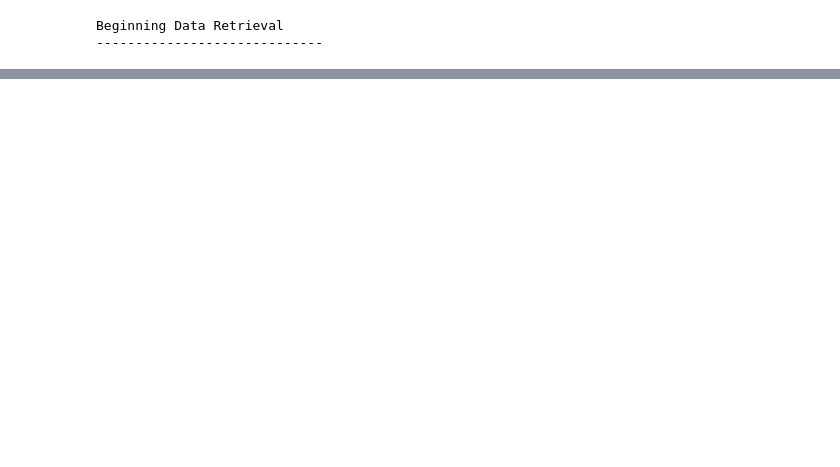
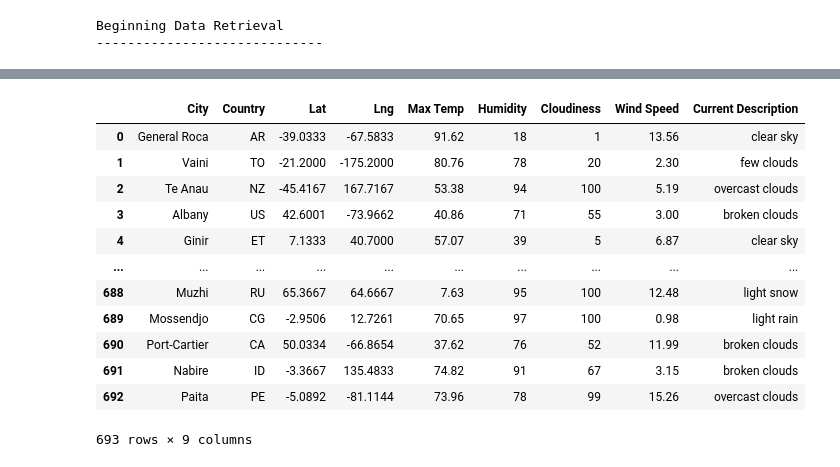
Before and after one commit to victoriaguille/WeatherPy, a Jupyter notebook: Weather_Database/Weather_Database.ipynb, the cells around one changed output, grey strips where cells are left out. Saved outputs shown, nothing was run; the diff lists cells and outputs as text; code cells hidden in the pictures; blank space fills up the shorter version.

```diff
--- a/Weather_Database/Weather_Database.ipynb
+++ b/Weather_Database/Weather_Database.ipynb
@@ -110,0 +136,21 @@ city_data_df.head()
+# %%
+#reorder the columns
+new_column_order = ["City", "Country", "Lat", "Lng", "Max Temp", "Humidity", "Cloudiness", "Wind Speed", "Current Description"]
+
+correct_city_data = city_data_df[new_column_order]
+
+correct_city_data
+# %% [output]
+|  | City | Country | Lat | Lng | Max Temp | Humidity | Cloudiness | Wind Speed | Current Description |
+| 0 | General Roca | AR | -39.0333 | -67.5833 | 91.62 | 18 | 1 | 13.56 | clear sky |
+| 1 | Vaini | TO | -21.2000 | -175.2000 | 80.76 | 78 | 20 | 2.30 | few clouds |
+| 2 | Te Anau | NZ | -45.4167 | 167.7167 | 53.38 | 94 | 100 | 5.19 | overcast clouds |
+| 3 | Albany | US | 42.6001 | -73.9662 | 40.86 | 71 | 55 | 3.00 | broken clouds |
+| 4 | Ginir | ET | 7.1333 | 40.7000 | 57.07 | 39 | 5 | 6.87 | clear sky |
+| ... | ... | ... | ... | ... | ... | ... | ... | ... | ... |
+| 688 | Muzhi | RU | 65.3667 | 64.6667 | 7.63 | 95 | 100 | 12.48 | light snow |
+| 689 | Mossendjo | CG | -2.9506 | 12.7261 | 70.65 | 97 | 100 | 0.98 | light rain |
+| 690 | Port-Cartier | CA | 50.0334 | -66.8654 | 37.62 | 76 | 52 | 11.99 | broken clouds |
+| 691 | Nabire | ID | -3.3667 | 135.4833 | 74.82 | 91 | 67 | 3.15 | broken clouds |
+| 692 | Paita | PE | -5.0892 | -81.1144 | 73.96 | 78 | 99 | 15.26 | overcast clouds |
+693 rows × 9 columns
```
Also changed, not shown: parts of 6 cells of this notebook, 2 other files.
